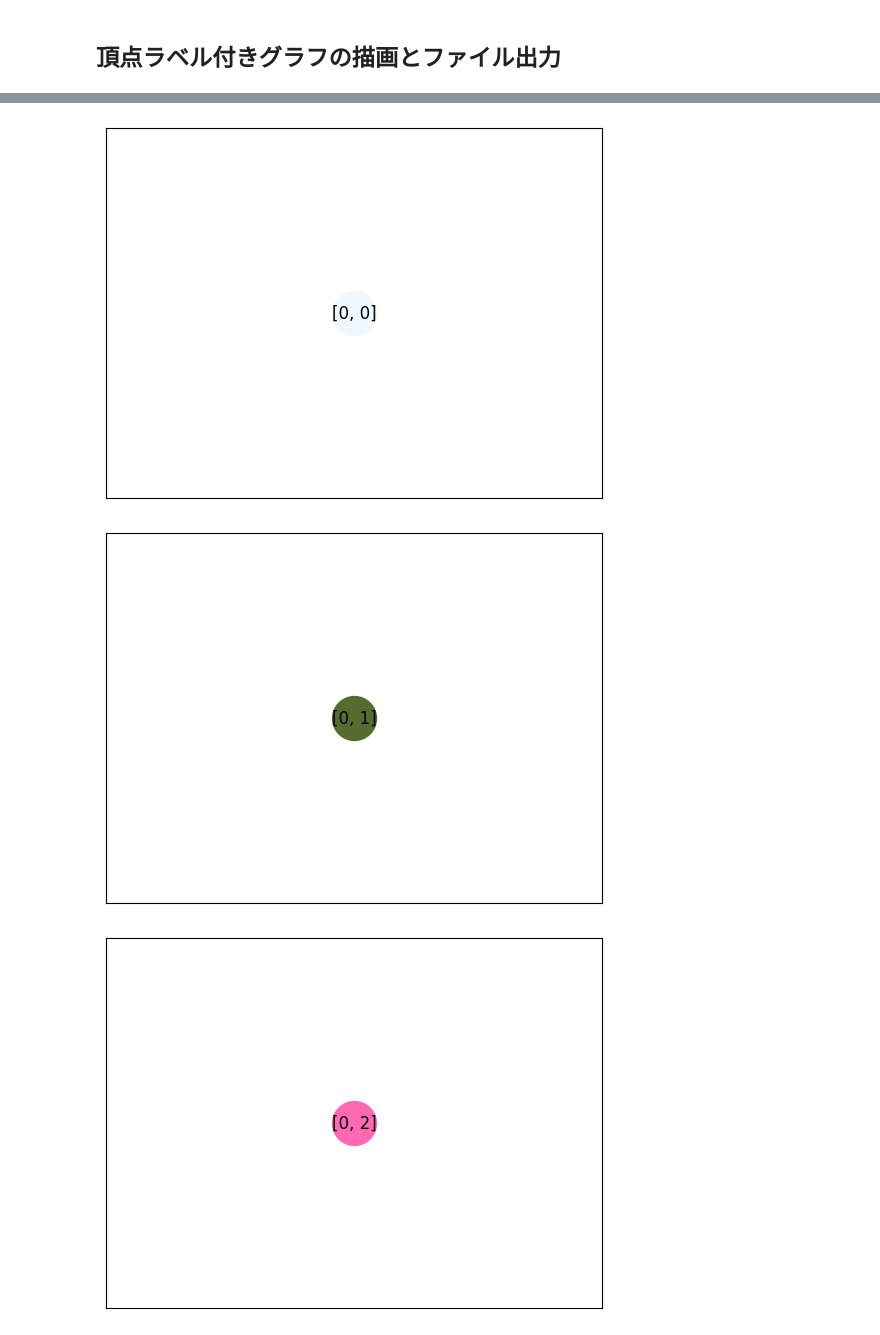
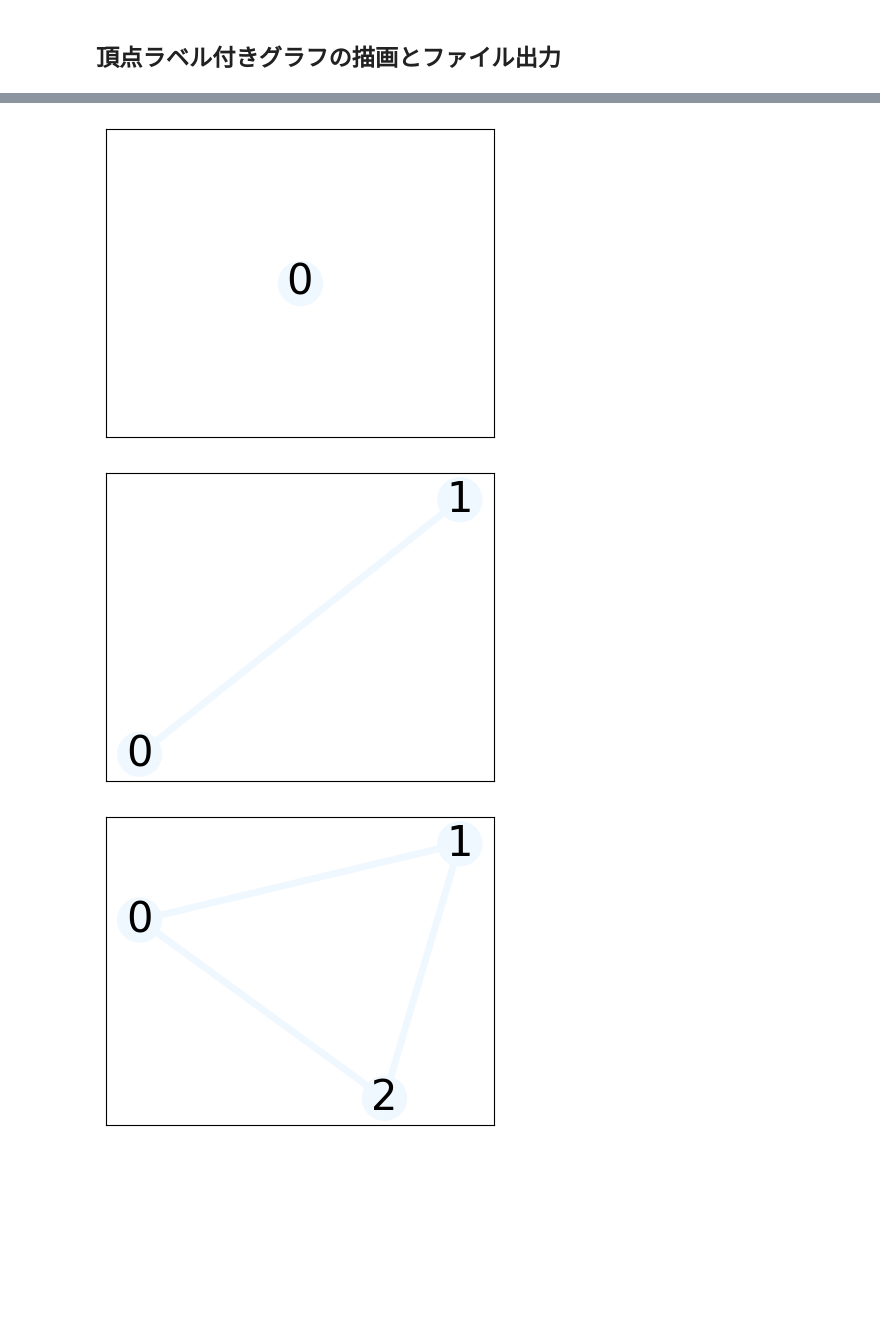
Before and after one commit to FRANKI3420/enumerateWithAcGM, a Jupyter notebook: draw_graph.ipynb, the cells around one changed output, grey strips where cells are left out. Drawn from its saved outputs; the diff is of its cells as text; code cells hidden in the pictures; blank space fills up the shorter version.

```diff
--- a/draw_graph.ipynb
+++ b/draw_graph.ipynb
@@ -42,9 +6,39 @@ import random
 import networkx as nx
 import matplotlib.pyplot as plt
 import matplotlib.colors as mcolors
+import colorsys
+import random
+import networkx as nx
+import matplotlib.pyplot as plt
+import matplotlib.colors as mcolors
+from sys import argv
+from matplotlib.backends.backend_pdf import PdfPages
 
 
-from matplotlib.backends.backend_pdf import PdfPages
+# 配列を初期化
+color_array = []
+edge_colors = []
+
+# 頂点ラベル数
+sigma = 1
+edgeLabelNum  = 1
+
+# CSS4_COLORS の色をリストに変換
+colors = list(mcolors.CSS4_COLORS.values())
+
+# 色を均等に選ぶためのインターバルを計算
+interval = len(colors) // sigma
+
+# インターバルに従って均等に色を選択
+for i in range(sigma):
+    color_array.append(colors[i * interval])
+
+# 色を均等に選ぶためのインターバルを計算
+interval = len(colors) // edgeLabelNum
+
+# インターバルに従って均等に色を選択
+for i in range(edgeLabelNum):
+    edge_colors.append(colors[i * interval])
 
 
 pdf = PdfPages("output.pdf")
@@ -56,7 +50,6 @@ with open("output.gfu", "r") as f:
 data_len = len(data)
 
 now = 0
-
 
 while True:
 # 頂点数を取得
@@ -76,51 +69,64 @@ while True:
 
     # 頂点をグラフに追加
     for node in nodes:
-        # print(node)
         # G.nodes[id] = node
         G.add_node(id)
         if id==0:
-            labels = {id: [id,node]}
+            labels = {id: id}
         else:
-            labels[id] = id,node
+            labels[id] = id
         id+=1
+    # # 頂点をグラフに追加
+    # for node in nodes:
+    #     # G.nodes[id] = node
+    #     G.add_node(id)
+    #     if id==0:
+    #         labels = {id: [id,node]}
+    #     else:
+    #         labels[id] = id,node
+    #     id+=1
 
         # countlabels.add(node)
         if max_label < node:
             max_label = node
 
 
     # 辺の数を取得
     m = int(data[now+n+1])
-
+    edge_labels = []
+    edge_data = []
     # 辺をグラフに追加
     for line in data[now+n+2:now+n+2+m]:
-        u, v = map(int, line.split())
+        u, v,w = map(int, line.split())
         G.add_edge(u, v)
+        edge_labels.append(w)
+        edge_data.append((u, v, w))
 
     now+=n+2+m
 
-    fig, ax = plt.subplots()  # 図のサイズを調整
-
+    fig, ax = plt.subplots(figsize=(5, 4))
 
   # force-directed layoutアルゴリズムを使用してノードの位置を計算
     pos = nx.spring_layout(G)
     nx.draw_networkx_nodes(G, pos,node_size=1000,node_color=[color_array[node] for node in nodes])
-    # nx.draw_networkx_nodes(G, pos,node_size=1000)
 
-    nx.draw_networkx_edges(G, pos)
-    nx.draw_networkx_labels(G, pos, labels, font_size=12,font_color='black')
+    # 辺を描画（ラベルごとに異なる色を使用）
+    for u,v,w in  edge_data:
+        color = edge_colors[w-1]  # ラベルに基づいて色を選ぶ
+        nx.draw_networkx_edges(G, pos, edgelist=[(u, v)], edge_color=color, width=5)
 
+    # nx.draw_networkx_edges(G, pos)
+    nx.draw_networkx_labels(G, pos, labels, font_size=30,font_color='black')
     plt.show()
 
     plt.close()   # Figureオブジェクトを閉じる
     pdf.savefig(fig)
 
     if now>=data_len:
         break
 
 pdf.close()
 # %% [output]
-[figure, old version]
+[figure, new version]
-[figure, old version]
+[figure, new version]
-[figure, old version]
+[figure, new version]
```
Also changed, not shown: parts of 2 cells of this notebook, 2 other files.
